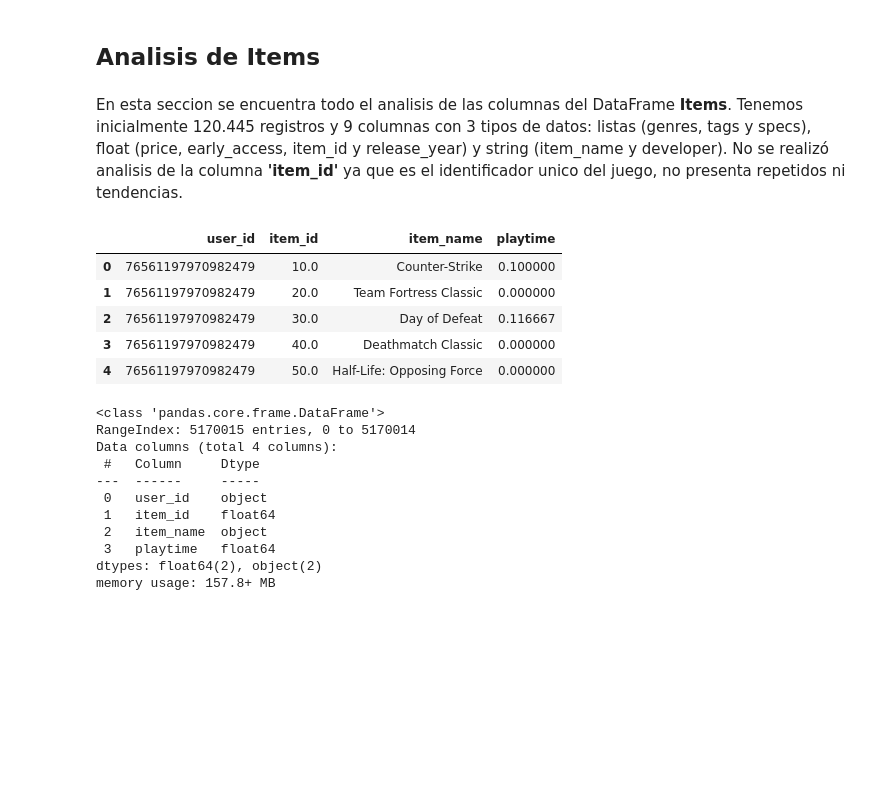
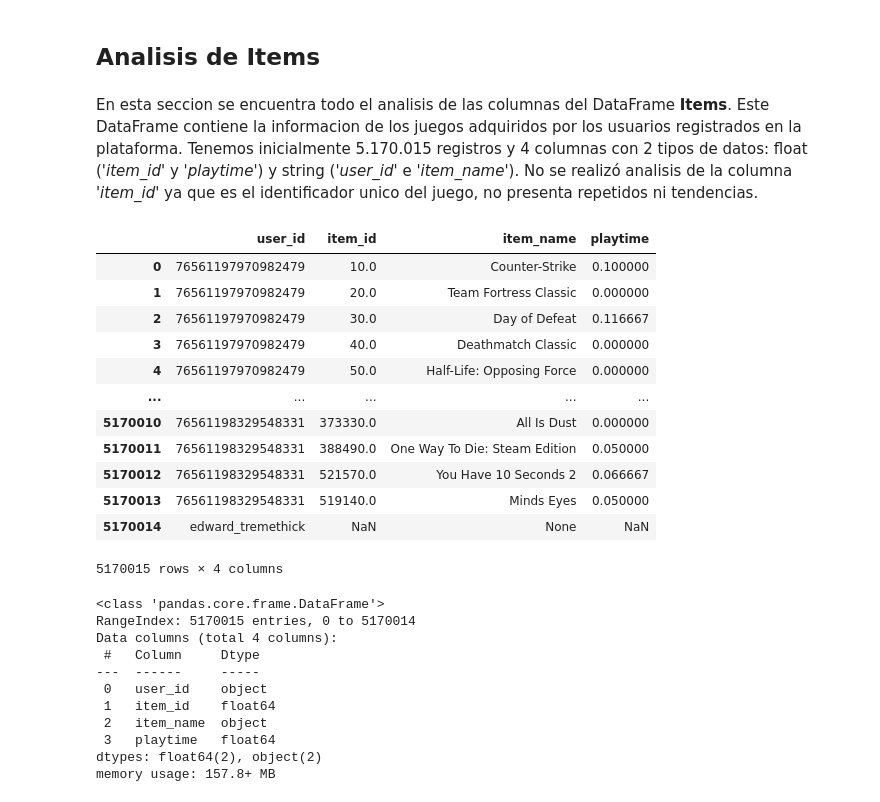
Before and after one commit to carocardenas0699/PI-Machine-Learning, a Jupyter notebook: EDA.ipynb, the cells around one changed output. Drawn from its saved outputs; the diff is of its cells as text; code cells hidden in the pictures; blank space fills up the shorter version.

Commit message:
EDA Items

```diff
--- a/EDA.ipynb
+++ b/EDA.ipynb
@@ -743,16 +770,23 @@ plt.show()
 # %% [markdown]
 ## Analisis de Items
 # %% [markdown]
-En esta seccion se encuentra todo el analisis de las columnas del DataFrame **Items**. Tenemos inicialmente 120.445 registros y 9 columnas con 3 tipos de datos: listas (genres, tags y specs), float (price, early_access, item_id y release_year) y string (item_name y developer). No se realizó analisis de la columna **'item_id'** ya que es el identificador unico del juego, no presenta repetidos ni tendencias.
+En esta seccion se encuentra todo el analisis de las columnas del DataFrame **Items**. Este DataFrame contiene la informacion de los juegos adquiridos por los usuarios registrados en la plataforma. Tenemos inicialmente 5.170.015 registros y 4 columnas con 2 tipos de datos: float (*'item_id'* y *'playtime'*) y string (*'user_id'* e *'item_name'*). No se realizó analisis de la columna *'item_id'* ya que es el identificador unico del juego, no presenta repetidos ni tendencias.
 # %%
-items.head()
+items
 # %% [output]
 |  | user_id | item_id | item_name | playtime |
 | 0 | 76561197970982479 | 10.0 | Counter-Strike | 0.100000 |
 | 1 | 76561197970982479 | 20.0 | Team Fortress Classic | 0.000000 |
 | 2 | 76561197970982479 | 30.0 | Day of Defeat | 0.116667 |
 | 3 | 76561197970982479 | 40.0 | Deathmatch Classic | 0.000000 |
 | 4 | 76561197970982479 | 50.0 | Half-Life: Opposing Force | 0.000000 |
+| ... | ... | ... | ... | ... |
+| 5170010 | 76561198329548331 | 373330.0 | All Is Dust | 0.000000 |
+| 5170011 | 76561198329548331 | 388490.0 | One Way To Die: Steam Edition | 0.050000 |
+| 5170012 | 76561198329548331 | 521570.0 | You Have 10 Seconds 2 | 0.066667 |
+| 5170013 | 76561198329548331 | 519140.0 | Minds Eyes | 0.050000 |
+| 5170014 | edward_tremethick | NaN | None | NaN |
+5170015 rows × 4 columns
 # %%
 items.info()
 # %% [output]
```
Also changed, not shown: parts of 31 cells of this notebook.
